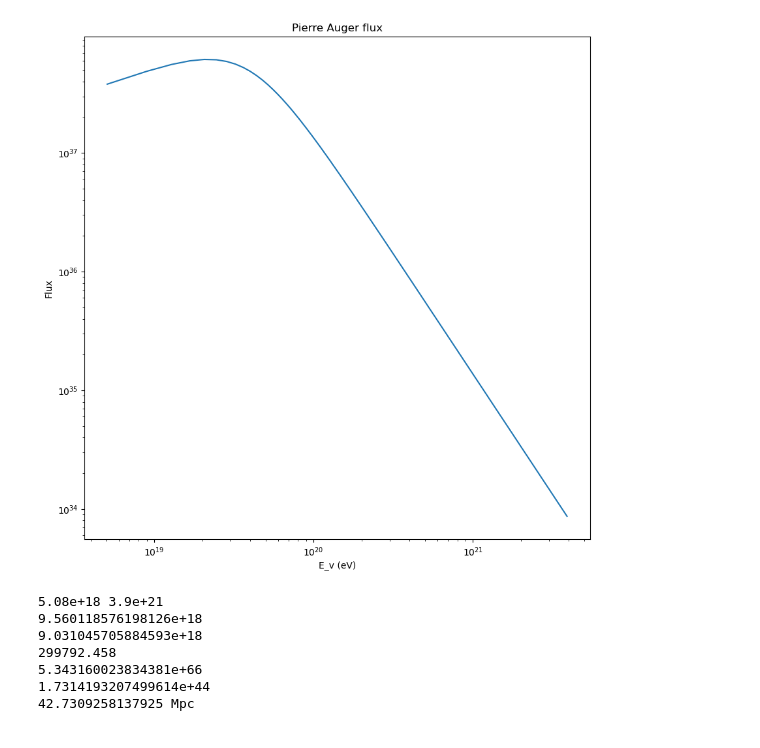
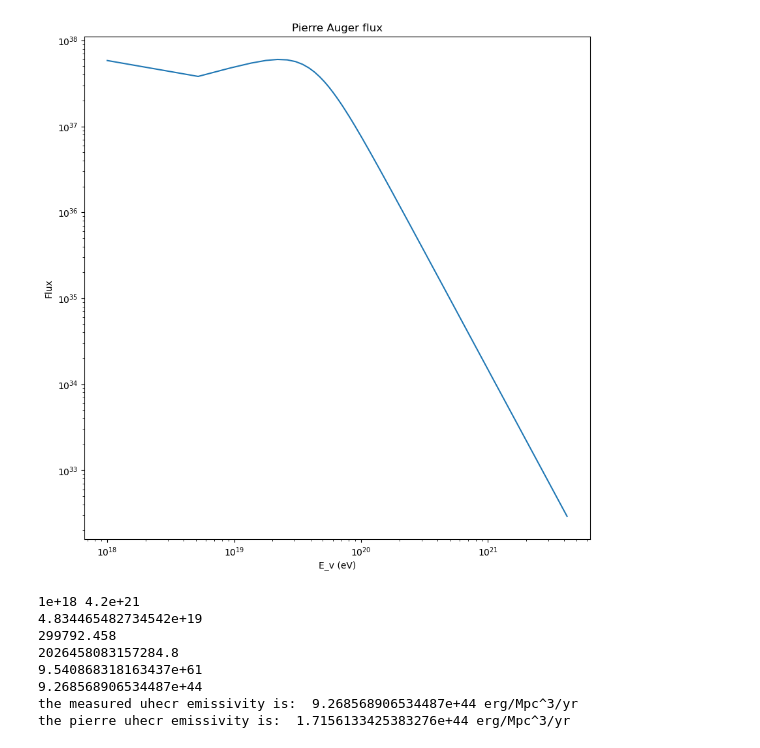
Before and after one commit to henan99/Project-related-to-first-semester-of-masters, a Jupyter notebook: AGN_evolution.ipynb, the cells around one changed output. Cells and saved outputs as stored; diff of their text form; code cells hidden in the pictures.

```diff
--- a/AGN_evolution.ipynb
+++ b/AGN_evolution.ipynb
@@ -242,7 +24,11 @@ def ICECUBE(E_v, E_cut,gamma,phi_cut):
 E_cut_ice = 1250000 #GeV
 gamma = 2.37 #dimensionless
 phi_cut = 1.64*10**(-18) #C units
-E_v_list = np.linspace(1000,10000000,400) #GeV
+E_v_list = np.linspace(1000,100000000,800) #GeV
+redshift_cap = 9
+convert_GeV_to_erg = 1.602*10**(-3)
+convert_cm_to_Mpc = 3.24*10**(-25)
+convert_s_to_yr = 60*60*24*365
 
 plt.figure(1, figsize=(19,10))
 plt.plot(E_v_list, E_v_list**2*ICECUBE(E_v_list,E_cut_ice,gamma,phi_cut))
@@ -276,14 +62,13 @@ speed_of_light = c*10**2
 u_neut = result[0]/speed_of_light*4*np.pi
 
 
-u_neut_erg_Mpc3 = u_neut*1.602*10**(-3)/(3.24*10**(-25))**3
+
+u_neut_erg_Mpc3 = u_neut*convert_GeV_to_erg/(convert_cm_to_Mpc)**3
 
 
-emm_neut = u_neut_erg_Mpc3/cosmo1.comoving_distance(9).value*speed_of_light*(3.24*10**(-25))*(60*60*24*365)
-print(u_neut_erg_Mpc3/cosmo1.comoving_distance(9).value*speed_of_light*(3.24*10**(-25))*(60*60*24*365))
-
-print(cosmo1.comoving_distance(9))
+emm_neut = u_neut_erg_Mpc3/cosmo1.comoving_distance(redshift_cap).value*speed_of_light*(convert_cm_to_Mpc)*(convert_s_to_yr)
+print("the measured neutrino emissivity with a redshift cap at: ", redshift_cap, "is: ", emm_neut, "erg/Mpc^3/yr")
 
 
-Z_list = np.linspace(0.01,9,1000)
+print(cosmo1.comoving_distance(redshift_cap+80))
 # %% [output]
@@ -296,59 +81,73 @@ Z_list = np.linspace(0.01,9,1000)
 # %%
 from scipy.constants import c
-def Pierre_auger(E_v,J_0,E_ank, gamma_d,gamma_2,E_s):
-    return J_0*(E_v/E_ank)**(-gamma_2)*(1+(E_ank/E_s)**(gamma_d))*(1+(E_v/E_s)**(gamma_d))**(-1)
+def Pierre_auger(E_v,J_0,E_ank, gamma_d,gamma_2,E_s,gamma_1):
 
-E_ank = 5.08*10**18 #eV
-gamma_d = 2.5 #dimensionless
-gamma_2 = 2.53 #dimensionless
-E_max = 3.9 * 10**19 #eV
-j_0 = (2.9)*10**-19
-E_v_uhecr = np.linspace(E_ank,E_max*100,1000)
+    if (E_v < E_ank):
+        return J_0*(E_v/E_ank)**(-gamma_1)
+    else:
+        return J_0*(E_v/E_ank)**(-gamma_2)*(1+(E_ank/E_s)**(gamma_d))*(1+(E_v/E_s)**(gamma_d))**(-1)
+E_astro = 1*10**18
+E_ank = 4.82*10**18 #eV
+gamma_d = 3.14 #dimensionless
+gamma_2 = 2.6 #dimensionless
+gamma_1 = 3.29 #dimensionless
+E_max = 4.2 * 10**19 #eV
+j_0 = (3.3)*10**-19
+E_v_uhecr = np.linspace(E_astro,E_max*100,1000)
+convert_eV_to_erg = 1.602*10**(-12)
+convert_Mpc_to_km = 3.086 * 10**19
+uhecr_r = 1000 #Mpc
 
+plot_vals = []
+for Ev in E_v_uhecr:
+    plot_vals.append(Ev**3*Pierre_auger(Ev,j_0,E_ank, gamma_d,gamma_2,E_max,gamma_1))
 plt.figure(1, figsize=(10,10))
-plt.plot(E_v_uhecr, E_v_uhecr**3*Pierre_auger(E_v_uhecr,j_0,E_ank, gamma_d,gamma_2,E_max))
+plt.plot(E_v_uhecr, plot_vals)
 plt.xlabel('E_v (eV)')
 plt.yscale('log',base=10)
 plt.xscale('log',base=10)
 plt.ylabel('Flux')
 plt.title('Pierre Auger flux')
 #plt.legend()
 # Show the plot
 plt.show()
 
 E1 = E_v_uhecr[0]
 E2 = E_v_uhecr[-1]
 print(E1,E2)
 def integrand_f(E_v,J_0,E_ank, gamma_d,gamma_2,E_s):
-    return E_v*J_0*(E_v/E_ank)**(-gamma_2)*(1+(E_ank/E_s)**(gamma_d))*(1+(E_v/E_s)**(gamma_d))**(-1)
+    return E_v*Pierre_auger(E_v,J_0,E_ank, gamma_d,gamma_2,E_s,gamma_1)
 
 
 result = quad(integrand_f, E1, E2, args=(j_0,E_ank, gamma_d,gamma_2,E_max))
-print(np.trapz(E_v_uhecr*Pierre_auger(E_v_uhecr,j_0,E_ank, gamma_d,gamma_2,E_max),E_v_uhecr))
+
 print(result[0])
 
 
 speed_of_light = c*10**-3
 
 print(speed_of_light)
 
-u_uhecr = result[0]*4*np.pi
+u_uhecr = result[0]*4*np.pi /speed_of_light
+print(u_uhecr)
 
-
-u_uhecr_erg_Mpc3 = u_uhecr*1.602*10**(-12)*( 3.086 * 10**19)**3
+u_uhecr_erg_Mpc3 = u_uhecr*convert_eV_to_erg*( convert_Mpc_to_km)**3
 print(u_uhecr_erg_Mpc3)
 
-emm_uhecr = u_uhecr_erg_Mpc3/1000/( 3.086 * 10**19)
-print(u_uhecr_erg_Mpc3/1000/( 3.086 * 10**19))
+emm_uhecr = u_uhecr_erg_Mpc3/uhecr_r*speed_of_light/( convert_Mpc_to_km)
+pierr_cal = 5.6*10**(53)/uhecr_r*speed_of_light/( convert_Mpc_to_km)*convert_s_to_yr
+print(u_uhecr_erg_Mpc3/uhecr_r*speed_of_light/( convert_Mpc_to_km))
+print("the measured uhecr emissivity is: ", emm_uhecr, "erg/Mpc^3/yr")
 
-print(cosmo1.comoving_distance(0.01))
+print("the pierre uhecr emissivity is: ", pierr_cal, "erg/Mpc^3/yr")
 #https://arxiv.org/pdf/1509.03732.pdf
 # %% [output]
-[figure, old version]
+[figure, new version]
-5.08e+18 3.9e+21
-9.560118576198126e+18
-9.031045705884593e+18
+1e+18 4.2e+21
+4.834465482734542e+19
 299792.458
-5.343160023834381e+66
-1.7314193207499614e+44
-42.7309258137925 Mpc
+2026458083157284.8
+9.540868318163437e+61
+9.268568906534487e+44
+the measured uhecr emissivity is:  9.268568906534487e+44 erg/Mpc^3/yr
+the pierre uhecr emissivity is:  1.7156133425383276e+44 erg/Mpc^3/yr
```
Also changed, not shown: parts of 8 cells of this notebook, 25 other files.
